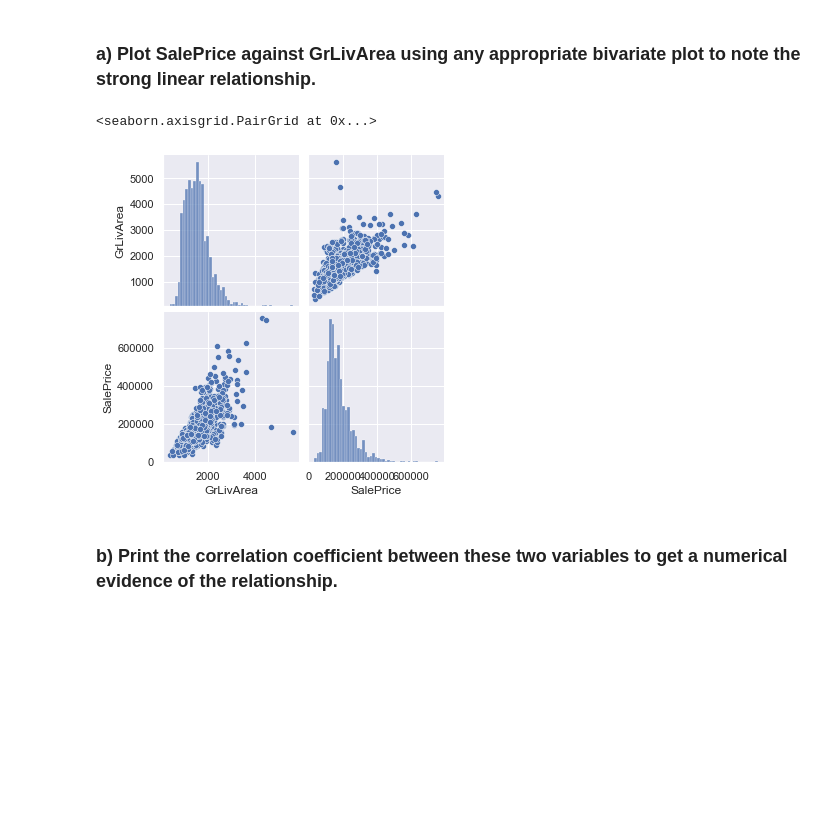
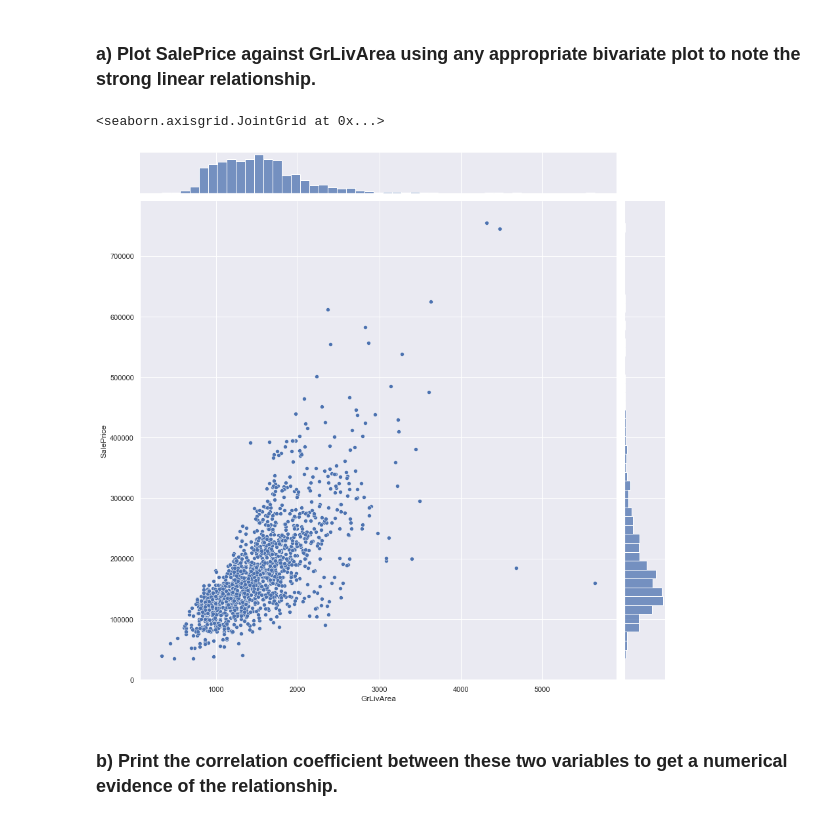
Before and after one commit to RealDyllon/cz1115, a Jupyter notebook: labs/lab3/U2022923F_Exercise4_solution.ipynb, the cells around one changed output. Saved outputs shown, nothing was run; the diff lists cells and outputs as text; code cells hidden in the pictures; blank space fills up the shorter version.

```diff
--- a/labs/lab3/U2022923F_Exercise4_solution.ipynb
+++ b/labs/lab3/U2022923F_Exercise4_solution.ipynb
@@ -28,14 +29,14 @@ houseData.head()
 # %%
 plot_data = pd.DataFrame(houseData)[['GrLivArea', 'SalePrice']]
 plot_data.head()
 
 # draw the plot
-sb.pairplot(data = plot_data)
+sb.jointplot(data = plot_data, x='GrLivArea', y='SalePrice', ratio=10, height=12)
 
 # todo: select a better plot type and params
 # %% [output]
-<seaborn.axisgrid.PairGrid at 0x...>
+<seaborn.axisgrid.JointGrid at 0x...>
-[figure, old version]
+[figure, new version]
 # %% [markdown]
 ### b) Print the correlation coefficient between these two variables to get a numerical evidence of the relationship.
 # %%
```
Also changed, not shown: parts of 6 cells of this notebook, 3 other files.
